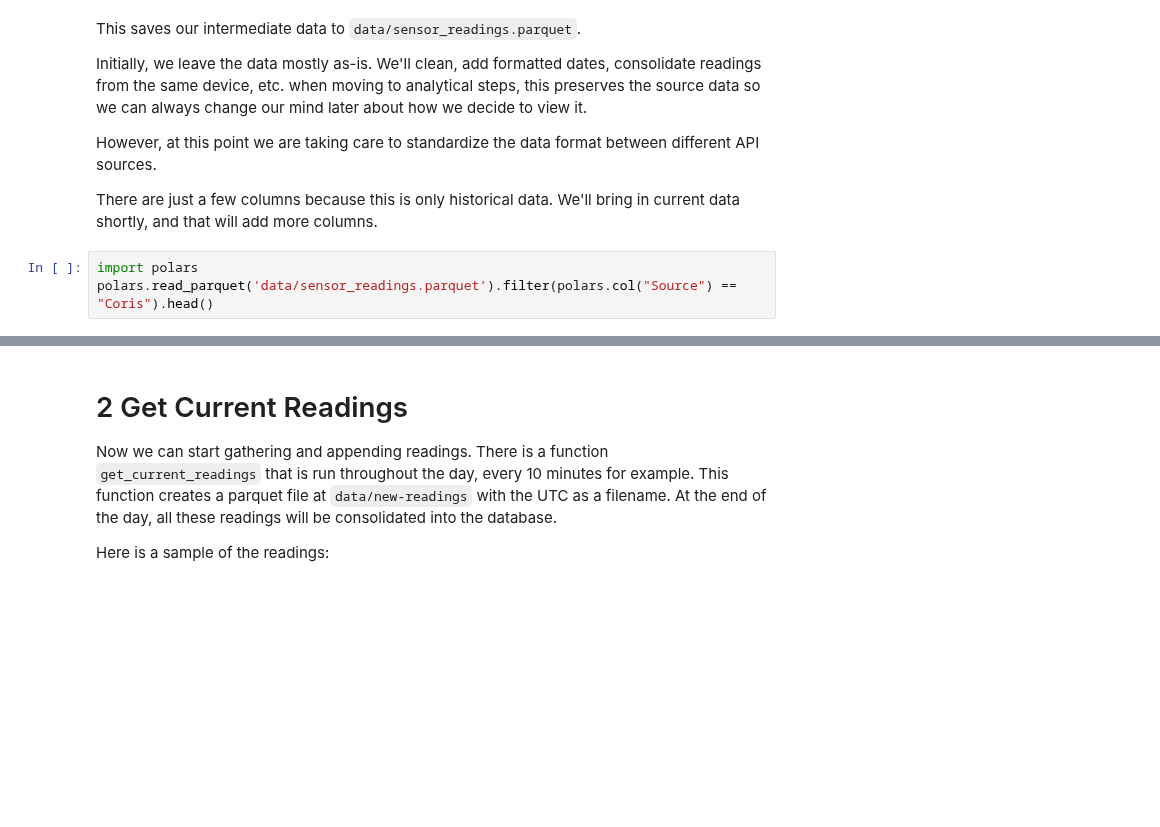
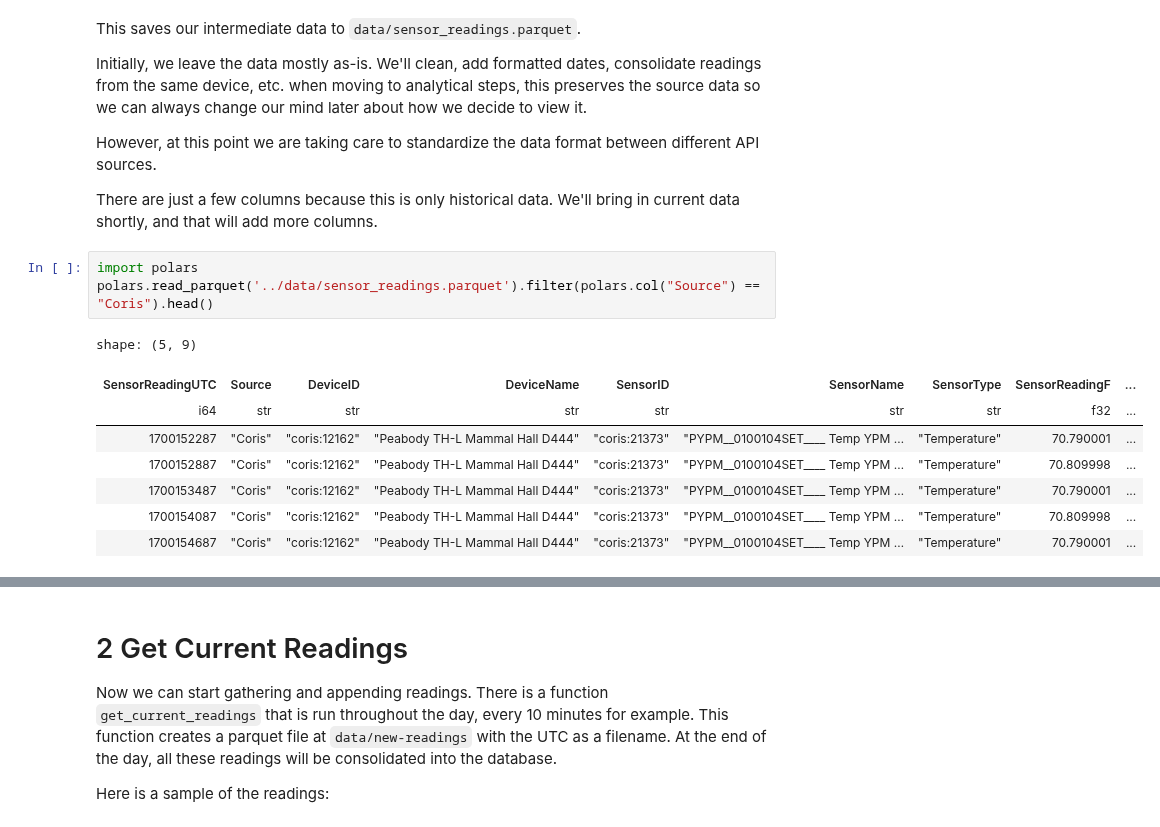
Before and after one commit to Environmental-Pipeline/environmental-sensor-poc, a Jupyter notebook: experiments/1-examples-cron.ipynb, the cells around one changed output, grey strips where cells are left out. Saved outputs shown, nothing was run; the diff lists cells and outputs as text; blank space fills up the shorter version.

```diff
--- a/experiments/1-examples-cron.ipynb
+++ b/experiments/1-examples-cron.ipynb
@@ -52,5 +60,14 @@ However, at this point we are taking care to standardize the data format between
 There are just a few columns because this is only historical data. We'll bring in current data shortly, and that will add more columns.
 # %%
 import polars
-polars.read_parquet('data/sensor_readings.parquet').filter(polars.col("Source") == "Coris").head()
+polars.read_parquet('../data/sensor_readings.parquet').filter(polars.col("Source") == "Coris").head()
+# %% [output]
+shape: (5, 9)
+| SensorReadingUTC | Source | DeviceID | DeviceName | SensorID | SensorName | SensorType | SensorReadingF | ... |
+| i64 | str | str | str | str | str | str | f32 | ... |
+| 1700152287 | "Coris" | "coris:12162" | "Peabody TH-L Mammal Hall D444" | "coris:21373" | "PYPM__0100104SET____ Temp YPM … | "Temperature" | 70.790001 | ... |
+| 1700152887 | "Coris" | "coris:12162" | "Peabody TH-L Mammal Hall D444" | "coris:21373" | "PYPM__0100104SET____ Temp YPM … | "Temperature" | 70.809998 | ... |
+| 1700153487 | "Coris" | "coris:12162" | "Peabody TH-L Mammal Hall D444" | "coris:21373" | "PYPM__0100104SET____ Temp YPM … | "Temperature" | 70.790001 | ... |
+| 1700154087 | "Coris" | "coris:12162" | "Peabody TH-L Mammal Hall D444" | "coris:21373" | "PYPM__0100104SET____ Temp YPM … | "Temperature" | 70.809998 | ... |
+| 1700154687 | "Coris" | "coris:12162" | "Peabody TH-L Mammal Hall D444" | "coris:21373" | "PYPM__0100104SET____ Temp YPM … | "Temperature" | 70.790001 | ... |
 # %%
```
Also changed, not shown: parts of 14 cells of this notebook, 4 other files.
